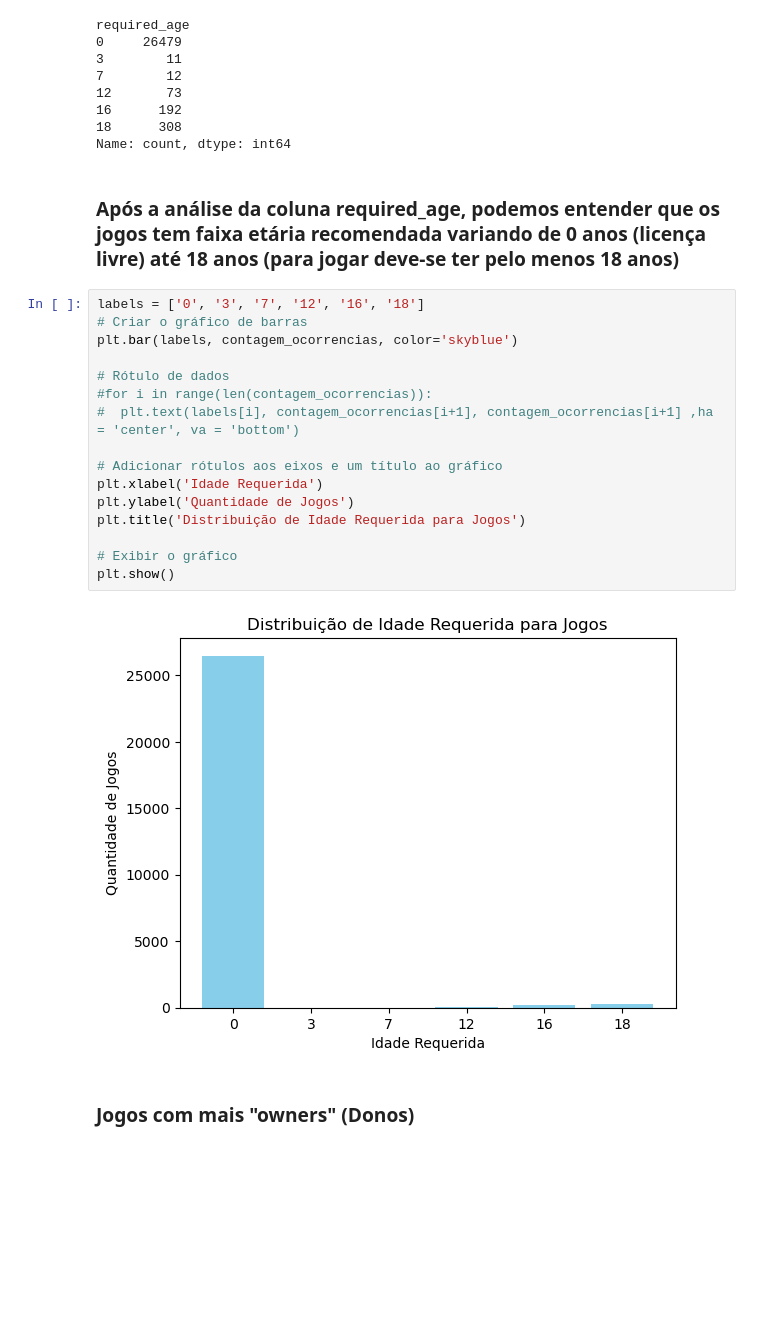
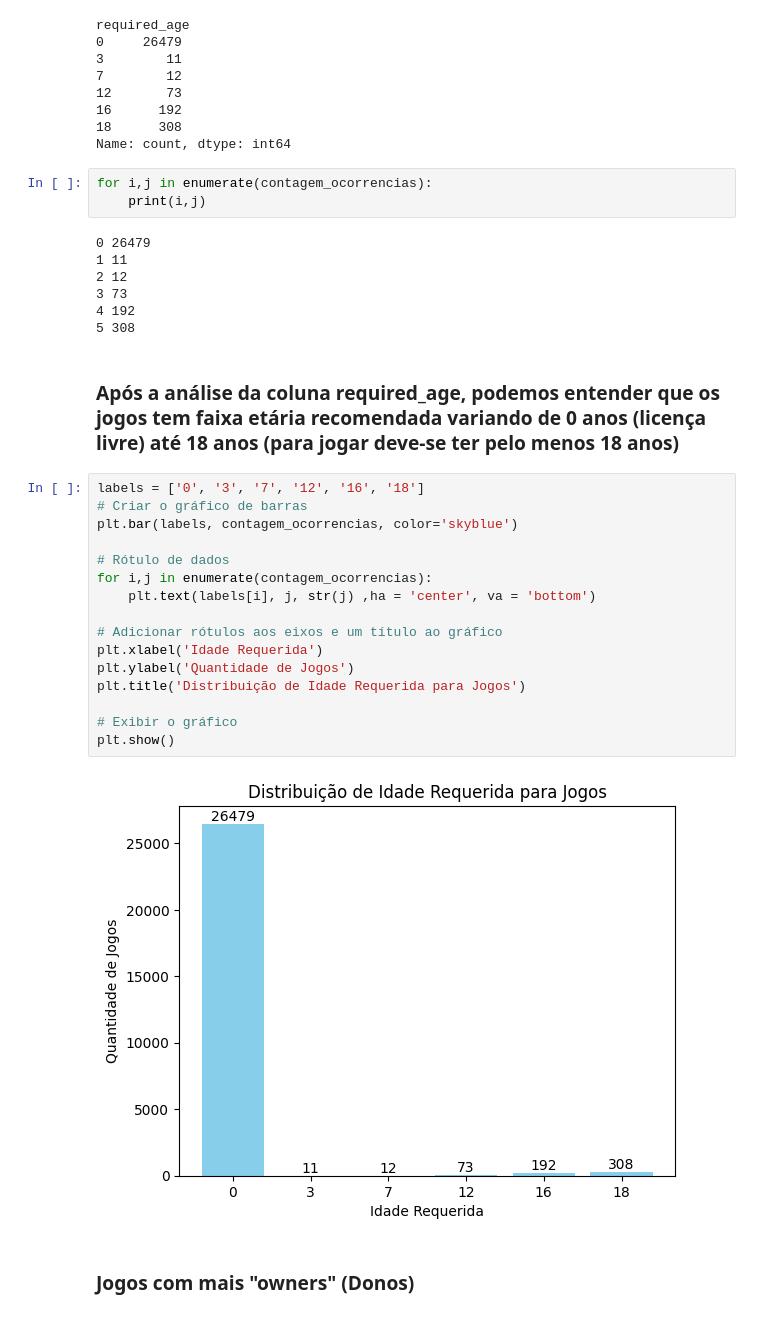
Before and after one commit to mauriciobenjamin700/Projeto_04_ADA, a Jupyter notebook: notebook_projeto.ipynb, the cells around one changed output. Drawn from its saved outputs; the diff is of its cells as text; blank space fills up the shorter version.

Commit message:
plt.text() adicionado no gráfico required_age

```diff
--- a/notebook_projeto.ipynb
+++ b/notebook_projeto.ipynb
@@ -291,26 +291,36 @@ required_age
 16      192
 18      308
 Name: count, dtype: int64
+# %%
+for i,j in enumerate(contagem_ocorrencias):
+    print(i,j)
+# %% [output]
+0 26479
+1 11
+2 12
+3 73
+4 192
+5 308
 # %% [markdown]
 ### Após a análise da coluna required_age, podemos entender que os jogos tem faixa etária recomendada variando de 0 anos (licença livre) até 18 anos (para jogar deve-se ter pelo menos 18 anos)
 # %%
 labels = ['0', '3', '7', '12', '16', '18']
 # Criar o gráfico de barras
 plt.bar(labels, contagem_ocorrencias, color='skyblue')
 
 # Rótulo de dados
-#for i in range(len(contagem_ocorrencias)):
-#  plt.text(labels[i], contagem_ocorrencias[i+1], contagem_ocorrencias[i+1] ,ha = 'center', va = 'bottom')
+for i,j in enumerate(contagem_ocorrencias):
+    plt.text(labels[i], j, str(j) ,ha = 'center', va = 'bottom')
 
 # Adicionar rótulos aos eixos e um título ao gráfico
 plt.xlabel('Idade Requerida')
 plt.ylabel('Quantidade de Jogos')
 plt.title('Distribuição de Idade Requerida para Jogos')
 
 # Exibir o gráfico
 plt.show()
 # %% [output]
-[figure, old version]
+[figure, new version]
 # %% [markdown]
 ### Jogos com mais "owners" (Donos)
 # %%
```
Also changed, not shown: parts of 1 cell of this notebook.
